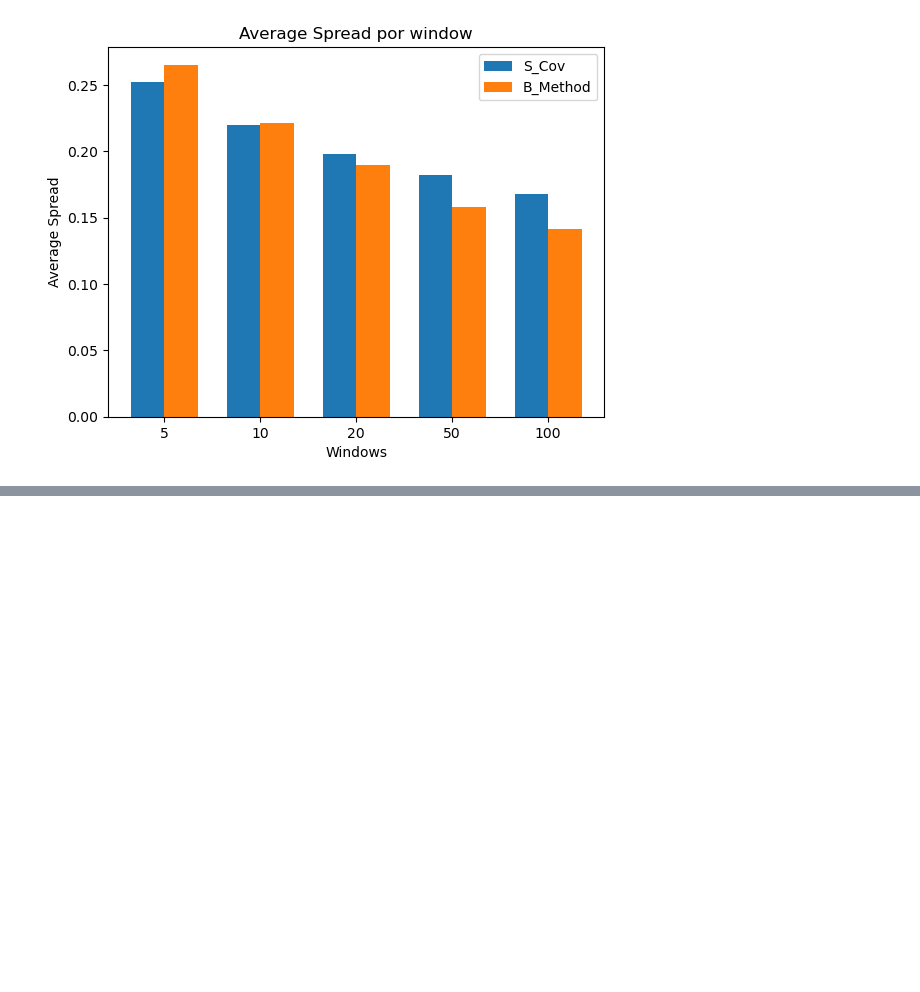
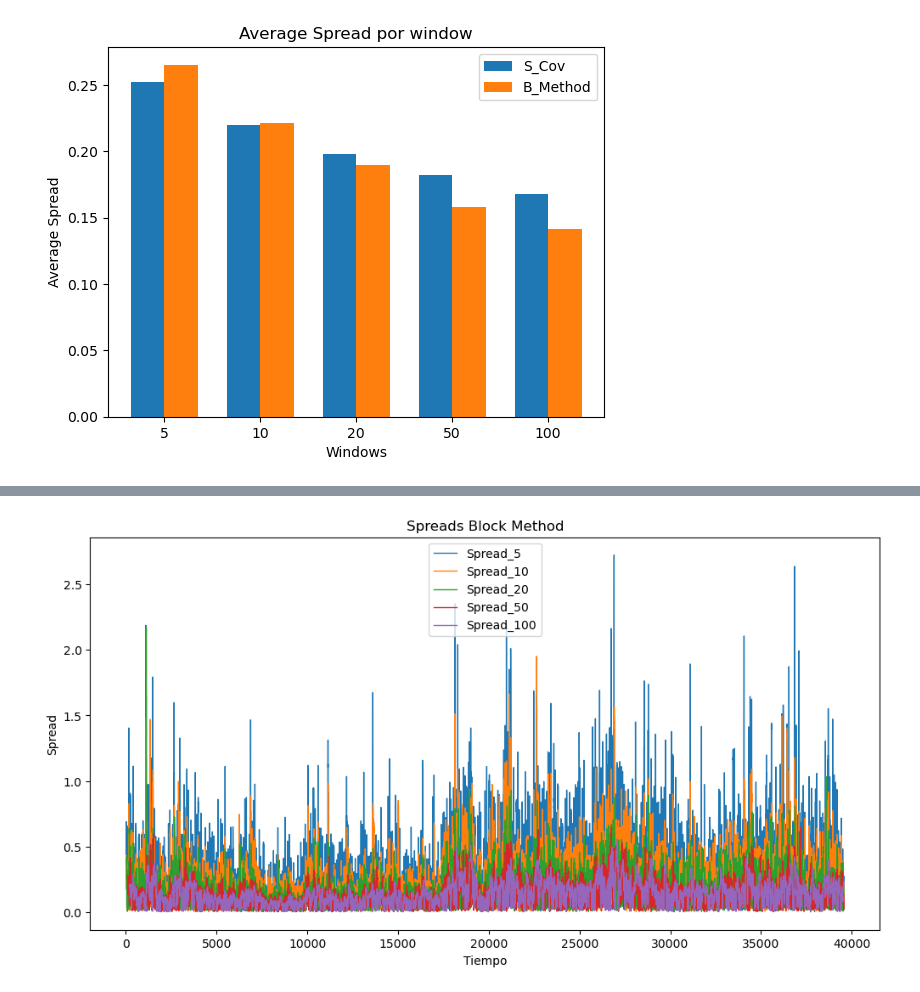
Before and after one commit to AlejandroFlpz/Microestructuras_y_sistemas_de_trading, a Jupyter notebook: Effective Spread.ipynb, the cells around one changed output, grey strips where cells are left out. Cells and saved outputs as stored; diff of their text form; code cells hidden in the pictures; blank space fills up the shorter version.

```diff
--- a/Effective Spread.ipynb
+++ b/Effective Spread.ipynb
@@ -129,0 +138,8 @@ plt.show()
+# %%
+spread_B = [cl for cl in df_B.columns if "Spread" in cl]
+df_B[spread_B].plot(figsize=(12,6), title="Spreads Block Method", lw=1)
+plt.xlabel("Tiempo")
+plt.ylabel("Spread")
+plt.show()
+# %% [output]
+[figure, added]
```
Also changed, not shown: parts of 1 cell of this notebook.
